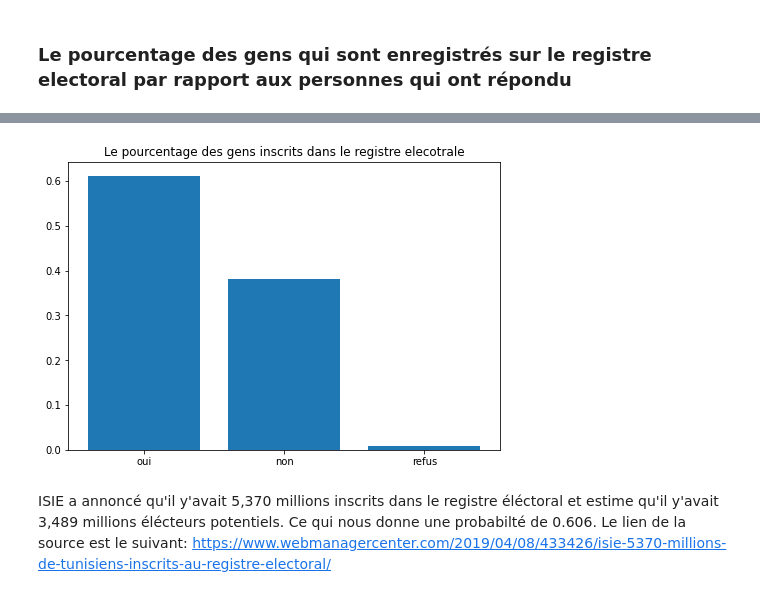
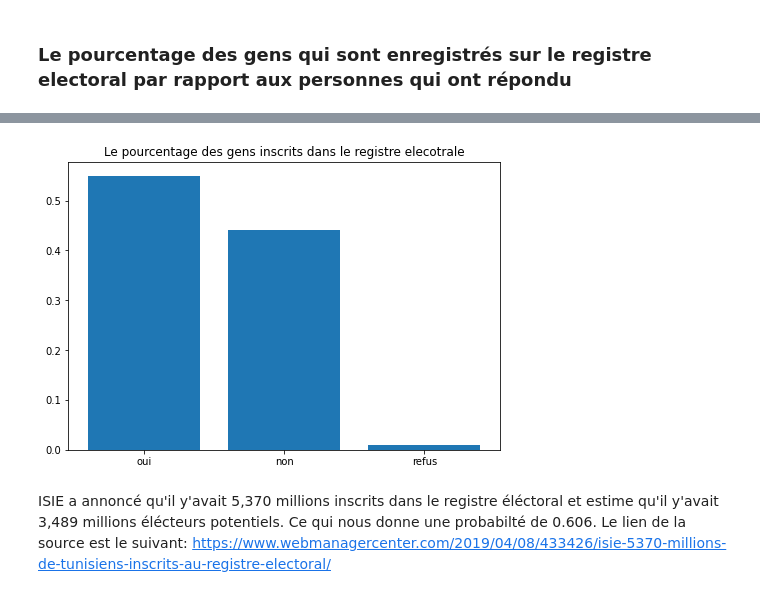
Before and after one commit to med-tz/elelction_Tunisie, a Jupyter notebook: Source.ipynb, the cells around one changed output, grey strips where cells are left out. Drawn from its saved outputs; the diff is of its cells as text; code cells hidden in the pictures.

```diff
--- a/Source.ipynb
+++ b/Source.ipynb
@@ -237,14 +252,14 @@ set(Base["Q12"])
 # %%
 x=["oui","non","refus"]
-y=[Base[Base["Q12"]==1].count()[0],Base[Base["Q12"]==2].count()[0],Base[Base["Q12"]==98].count()[0]]
+y=[Base[Base["Q12"]==1]["Poids"].sum(),Base[Base["Q12"]==2]["Poids"].sum(),Base[Base["Q12"]==98]["Poids"].sum()]
 y=y/sum(y)
 fig = plt.figure()
 ax = fig.add_axes([0,0,1,1])
 ax.bar(x,y)
 plt.title("Le pourcentage des gens inscrits dans le registre elecotrale")
 plt.show()
 # %% [output]
-[figure, old version]
+[figure, new version]
 # %% [markdown]
 ISIE a annoncé qu'il y'avait 5,370 millions inscrits dans le registre éléctoral et estime qu'il y'avait 3,489 millions élécteurs potentiels. Ce qui nous donne une probabilté de 0.606.
 Le lien de la source est le suivant: https://www.webmanagercenter.com/2019/04/08/433426/isie-5370-millions-de-tunisiens-inscrits-au-registre-electoral/
```
Also changed, not shown: parts of 105 cells of this notebook.
